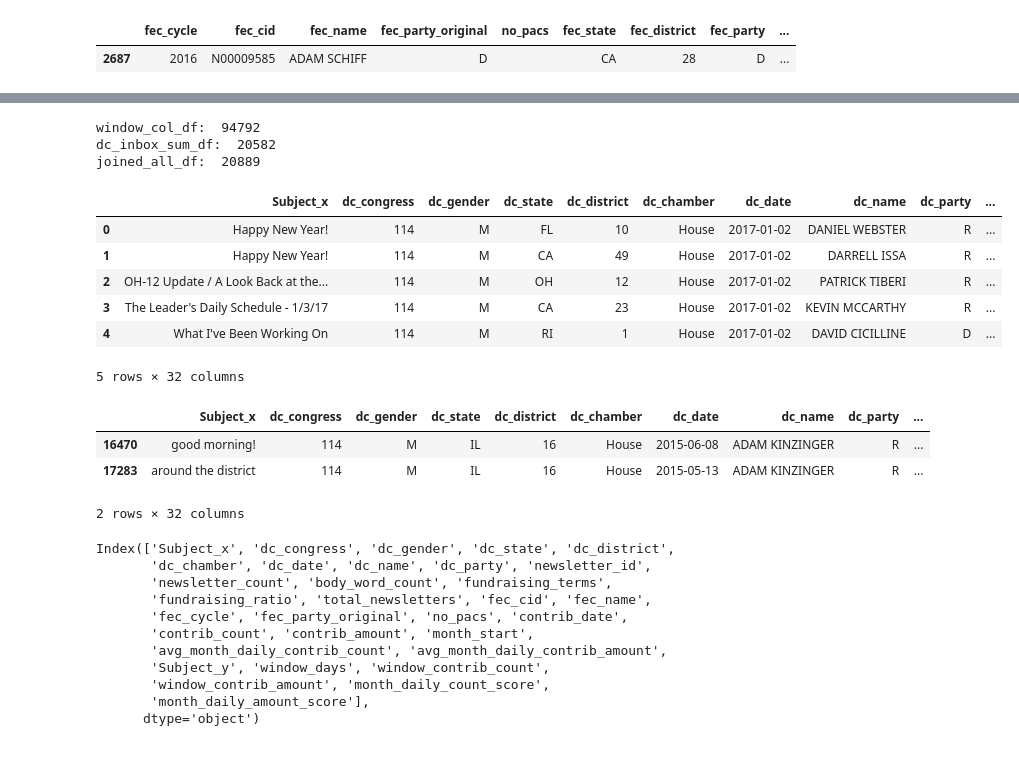
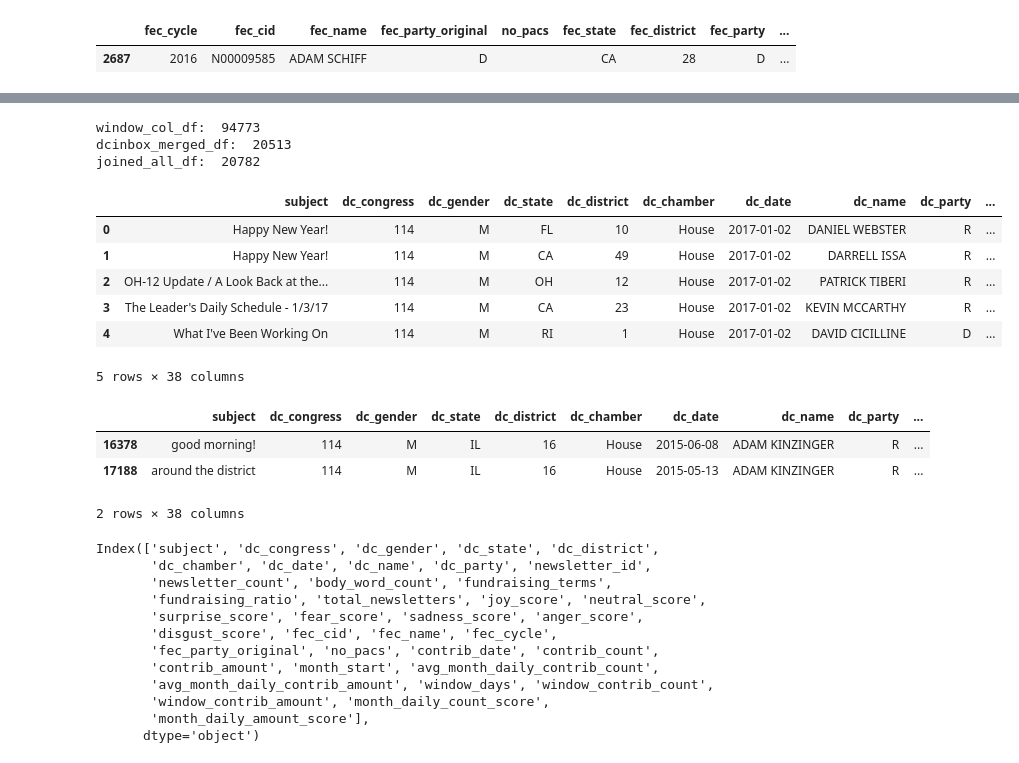
Before and after one commit to marobinette/cfd-project-ds1, a Jupyter notebook: notebooks/Matched_Politicians_Dataset_Creation.ipynb, the cells around one changed output, grey strips where cells are left out. Cells and saved outputs as stored; diff of their text form; code cells hidden in the pictures.

```diff
--- a/notebooks/Matched_Politicians_Dataset_Creation.ipynb
+++ b/notebooks/Matched_Politicians_Dataset_Creation.ipynb
@@ -655,6 +655,7 @@ dcinbox_merged_df = dcinbox_merged_df.drop(columns=['fec_state', 'fec_district',
 # print(summ_df['fec_cycle'] = dc_inbox_sum_df['fec_cycle'].fillna(0).astype(int)
 # dc_inbox_sum_df['similarity_score'] = dc_inbox_sum_df['similarity_score'].fillna(0).astype(int)
 dcinbox_merged_df['Date'] = pd.to_datetime(dcinbox_merged_df['Date'])
+dcinbox_merged_df = dcinbox_merged_df.rename(columns={'Subject': 'subject'})
 
 # Rename columns so they won't clash with the FEC data file
 dcinbox_merged_df = dcinbox_merged_df.rename(columns={
@@ -859,16 +884,17 @@ test_fec_df.head()
 # Join merged DC Inbox and window-column FEC into a new data frame (left join) by day & politician
 
 print("window_col_df: ", len(window_col_df))
-print("dc_inbox_sum_df: ", len(dcinbox_merged_df))
+print("dcinbox_merged_df: ", len(dcinbox_merged_df))
 
-# Use a small test set at first
+# small test set
 # dc_inbox_sum_df = dc_inbox_sum_df[dc_inbox_sum_df["dc_name"].str.contains("FINKENAUER")].copy()
 # dc_inbox_sum_df = dc_inbox_sum_df[dc_inbox_sum_df["dc_date"] >= "2020-01-30"].copy()
 
 # Merge by politician and date
 joined_all_df = dcinbox_merged_df.merge(
     window_col_df.drop(columns  =[
-        'fec_cycle', 'fec_name', 'fec_party', 'fec_state', 'fec_district', 'dc_date', 'fundraising_terms', 'total_newsletters', 'fundraising_ratio', 'newsletter_id'
+        'fec_cycle', 'fec_name', 'fec_party', 'fec_state', 'fec_district', 'dc_date', 'fundraising_terms', 'total_newsletters', 'fundraising_ratio', 'newsletter_id',
+        'subject', 'joy_score', 'neutral_score', 'surprise_score', 'fear_score', 'sadness_score', 'anger_score', 'disgust_score'
     ]),
     left_on = ['fec_cid', 'dc_date'],
     right_on = ['fec_cid', 'contrib_date'],
@@ -879,72 +905,50 @@ print("joined_all_df: ", len(joined_all_df))
 # Drop the columns we don't need
 # joined_all_df = joined_all_df.drop(columns=['State', 'District', 'Party', "append_attribute2", "append_attribute3"])
 
-# Add score columns for three pairs of count and amount columns
-# to get a score of how much better or worse a given day did than average
-# Pair 1: normalizing by whole-period average daily performance
-# joined_all_df["avg_daily_fp_count_score"] = (
-#     (joined_all_df["window_contrib_count"] / joined_all_df["window_days"]) /
-#     joined_all_df["avg_daily_contrib_count"]
-# )
-# joined_all_df["avg_daily_fp_amount_score"] = (
-#     (joined_all_df["window_contrib_amount"] / joined_all_df["window_days"]) /
-#     joined_all_df["avg_daily_contrib_amount"]
-# )
-# Pair 2: normalizing by this month's average daily performance
+# Add score columns normalizing by this month's average daily performance
 joined_all_df["month_daily_count_score"] = (
     (joined_all_df["window_contrib_count"] / joined_all_df["window_days"]) /
     joined_all_df["avg_month_daily_contrib_count"]
 )
 joined_all_df["month_daily_amount_score"] = (
     (joined_all_df["window_contrib_amount"] / joined_all_df["window_days"]) /
     joined_all_df["avg_month_daily_contrib_amount"]
 )
-# Pair 3: normalizing by average daily performance to date (from beginning of the period)
-# joined_all_df["avg_daily_td_count_score"] = (
-#     (joined_all_df["window_contrib_count"] / joined_all_df["window_days"]) /
-#     joined_all_df["avg_daily_contrib_count_td"]
-# )
-# joined_all_df["avg_daily_td_amount_score"] = (
-#     (joined_all_df["window_contrib_amount"] / joined_all_df["window_days"]) /
-#     joined_all_df["avg_daily_contrib_amount_td"]
-# )
 
 # Fill missing values for quantitative columns & format them
 num_cols_int = [
     "window_days", "contrib_count", "avg_daily_contrib_count",
     "window_contrib_count", "avg_month_daily_contrib_count"
 ]
 num_cols_float = [
     "contrib_amount", "avg_daily_contrib_amount", "window_contrib_amount",
-#     "avg_daily_fp_count_score", "avg_daily_fp_amount_score",
     "month_daily_count_score", "month_daily_amount_score",
-#     "avg_daily_td_count_score", "avg_daily_td_amount_score",
     "avg_month_daily_contrib_amount"
-  #   "avg_daily_contrib_count_td", "avg_daily_contrib_amount_td"
 ]
 
 # Fill NAs
 for col in num_cols_int:
     if col in joined_all_df.columns:
         joined_all_df[col] = joined_all_df[col].fillna(0).astype(int)
 for col in num_cols_float:
     if col in joined_all_df.columns:
         joined_all_df[col] = joined_all_df[col].fillna(0).astype(float).map("{:.2f}".format)
 
 # print(dc_inbox_sum_df.columns)
+# print(joined_all_df.columns)
 joined_all_df.head()
 # print(window_col_df.columns)
 # %% [output]
-window_col_df:  94792
-dc_inbox_sum_df:  20582
-joined_all_df:  20889
+window_col_df:  94773
+dcinbox_merged_df:  20513
+joined_all_df:  20782
-|  | Subject_x | dc_congress | dc_gender | dc_state | dc_district | dc_chamber | dc_date | dc_name | dc_party | ... |
+|  | subject | dc_congress | dc_gender | dc_state | dc_district | dc_chamber | dc_date | dc_name | dc_party | ... |
 | 0 | Happy New Year! | 114 | M | FL | 10 | House | 2017-01-02 | DANIEL WEBSTER | R | ... |
 | 1 | Happy New Year! | 114 | M | CA | 49 | House | 2017-01-02 | DARRELL ISSA | R | ... |
 | 2 | OH-12 Update / A Look Back at the... | 114 | M | OH | 12 | House | 2017-01-02 | PATRICK TIBERI | R | ... |
 | 3 | The Leader's Daily Schedule - 1/3/17 | 114 | M | CA | 23 | House | 2017-01-02 | KEVIN MCCARTHY | R | ... |
 | 4 | What I've Been Working On | 114 | M | RI | 1 | House | 2017-01-02 | DAVID CICILLINE | D | ... |
-5 rows × 32 columns
+5 rows × 38 columns
 # %%
 # QC for specific Congresspeople
 
@@ -955,21 +959,22 @@ joined_all_qc_df = joined_all_qc_df[
 
 joined_all_qc_df.head()
 # %% [output]
-|  | Subject_x | dc_congress | dc_gender | dc_state | dc_district | dc_chamber | dc_date | dc_name | dc_party | ... |
-| 16470 | good morning! | 114 | M | IL | 16 | House | 2015-06-08 | ADAM KINZINGER | R | ... |
-| 17283 | around the district | 114 | M | IL | 16 | House | 2015-05-13 | ADAM KINZINGER | R | ... |
+|  | subject | dc_congress | dc_gender | dc_state | dc_district | dc_chamber | dc_date | dc_name | dc_party | ... |
+| 16378 | good morning! | 114 | M | IL | 16 | House | 2015-06-08 | ADAM KINZINGER | R | ... |
+| 17188 | around the district | 114 | M | IL | 16 | House | 2015-05-13 | ADAM KINZINGER | R | ... |
-2 rows × 32 columns
+2 rows × 38 columns
 # %%
 joined_all_df.columns
 # %% [output]
-Index(['Subject_x', 'dc_congress', 'dc_gender', 'dc_state', 'dc_district',
+Index(['subject', 'dc_congress', 'dc_gender', 'dc_state', 'dc_district',
        'dc_chamber', 'dc_date', 'dc_name', 'dc_party', 'newsletter_id',
        'newsletter_count', 'body_word_count', 'fundraising_terms',
-       'fundraising_ratio', 'total_newsletters', 'fec_cid', 'fec_name',
-       'fec_cycle', 'fec_party_original', 'no_pacs', 'contrib_date',
-       'contrib_count', 'contrib_amount', 'month_start',
-       'avg_month_daily_contrib_count', 'avg_month_daily_contrib_amount',
-       'Subject_y', 'window_days', 'window_contrib_count',
+       'fundraising_ratio', 'total_newsletters', 'joy_score', 'neutral_score',
+       'surprise_score', 'fear_score', 'sadness_score', 'anger_score',
+       'disgust_score', 'fec_cid', 'fec_name', 'fec_cycle',
+       'fec_party_original', 'no_pacs', 'contrib_date', 'contrib_count',
+       'contrib_amount', 'month_start', 'avg_month_daily_contrib_count',
+       'avg_month_daily_contrib_amount', 'window_days', 'window_contrib_count',
        'window_contrib_amount', 'month_daily_count_score',
        'month_daily_amount_score'],
       dtype='object')
```
Also changed, not shown: parts of 9 cells of this notebook, 1 other file.
